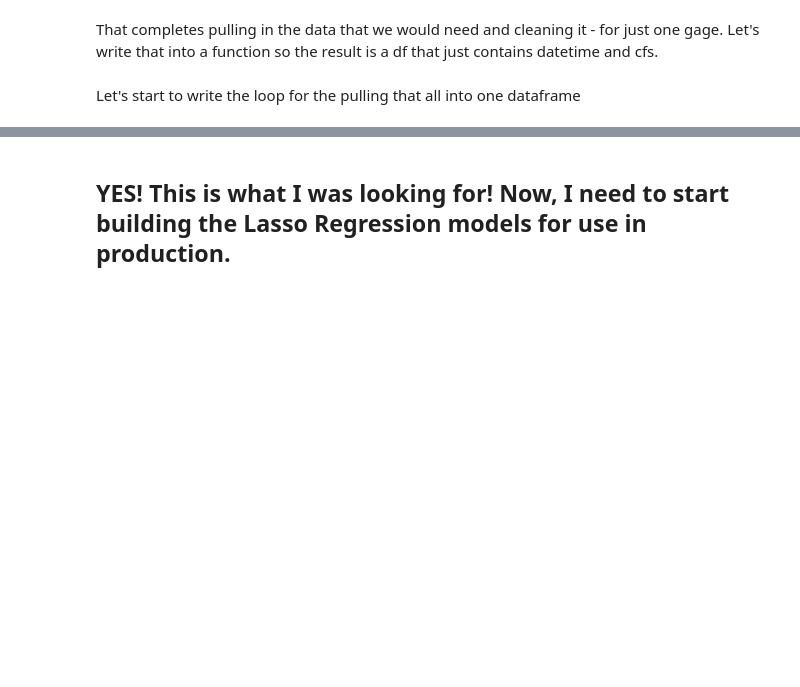
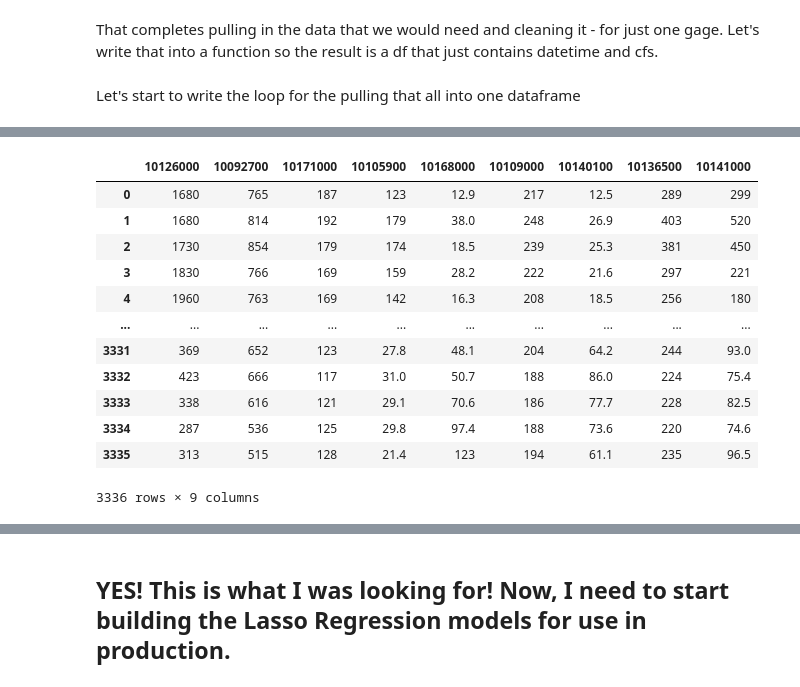
Before and after one commit to sjrekuc/rivermaps, a Jupyter notebook: future/07_Modeling.ipynb, the cells around one changed output, grey strips where cells are left out. Drawn from its saved outputs; the diff is of its cells as text; code cells hidden in the pictures; blank space fills up the shorter version.

```diff
--- a/future/07_Modeling.ipynb
+++ b/future/07_Modeling.ipynb
@@ -205,0 +246,16 @@ for i, row in dt.iterrows():
+# %%
+X
+# %% [output]
+|  | 10126000 | 10092700 | 10171000 | 10105900 | 10168000 | 10109000 | 10140100 | 10136500 | 10141000 |
+| 0 | 1680 | 765 | 187 | 123 | 12.9 | 217 | 12.5 | 289 | 299 |
+| 1 | 1680 | 814 | 192 | 179 | 38.0 | 248 | 26.9 | 403 | 520 |
+| 2 | 1730 | 854 | 179 | 174 | 18.5 | 239 | 25.3 | 381 | 450 |
+| 3 | 1830 | 766 | 169 | 159 | 28.2 | 222 | 21.6 | 297 | 221 |
+| 4 | 1960 | 763 | 169 | 142 | 16.3 | 208 | 18.5 | 256 | 180 |
+| ... | ... | ... | ... | ... | ... | ... | ... | ... | ... |
+| 3331 | 369 | 652 | 123 | 27.8 | 48.1 | 204 | 64.2 | 244 | 93.0 |
+| 3332 | 423 | 666 | 117 | 31.0 | 50.7 | 188 | 86.0 | 224 | 75.4 |
+| 3333 | 338 | 616 | 121 | 29.1 | 70.6 | 186 | 77.7 | 228 | 82.5 |
+| 3334 | 287 | 536 | 125 | 29.8 | 97.4 | 188 | 73.6 | 220 | 74.6 |
+| 3335 | 313 | 515 | 128 | 21.4 | 123 | 194 | 61.1 | 235 | 96.5 |
+3336 rows × 9 columns
```
Also changed, not shown: parts of 5 cells of this notebook.
